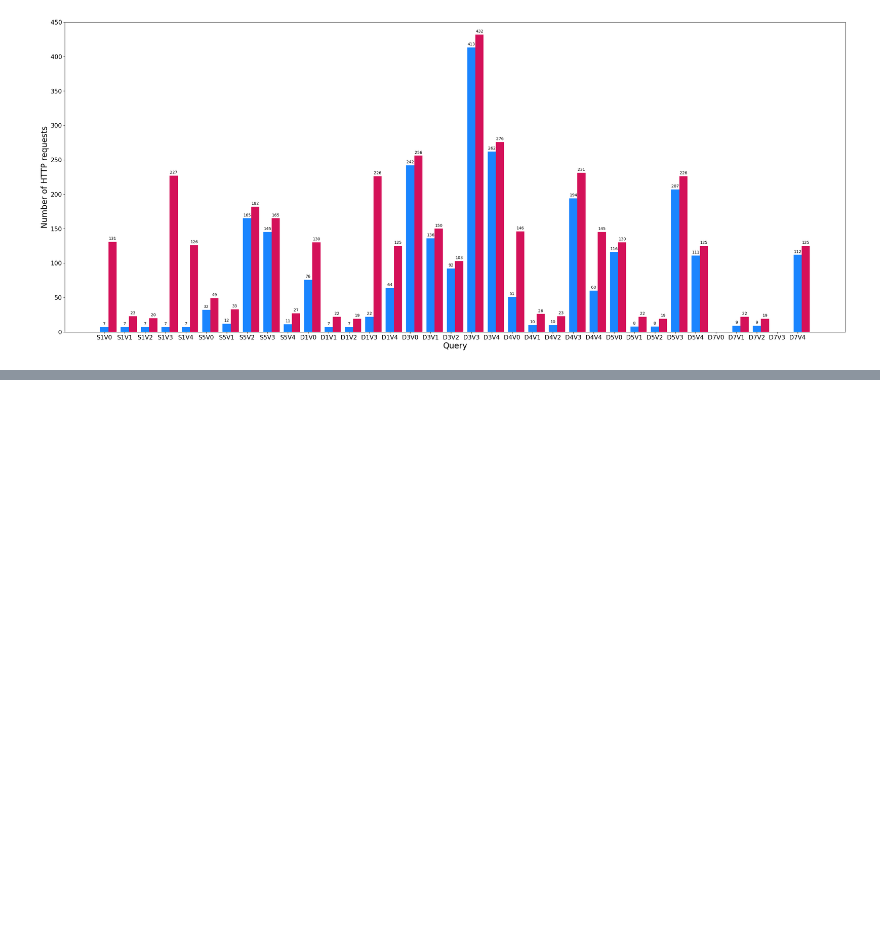
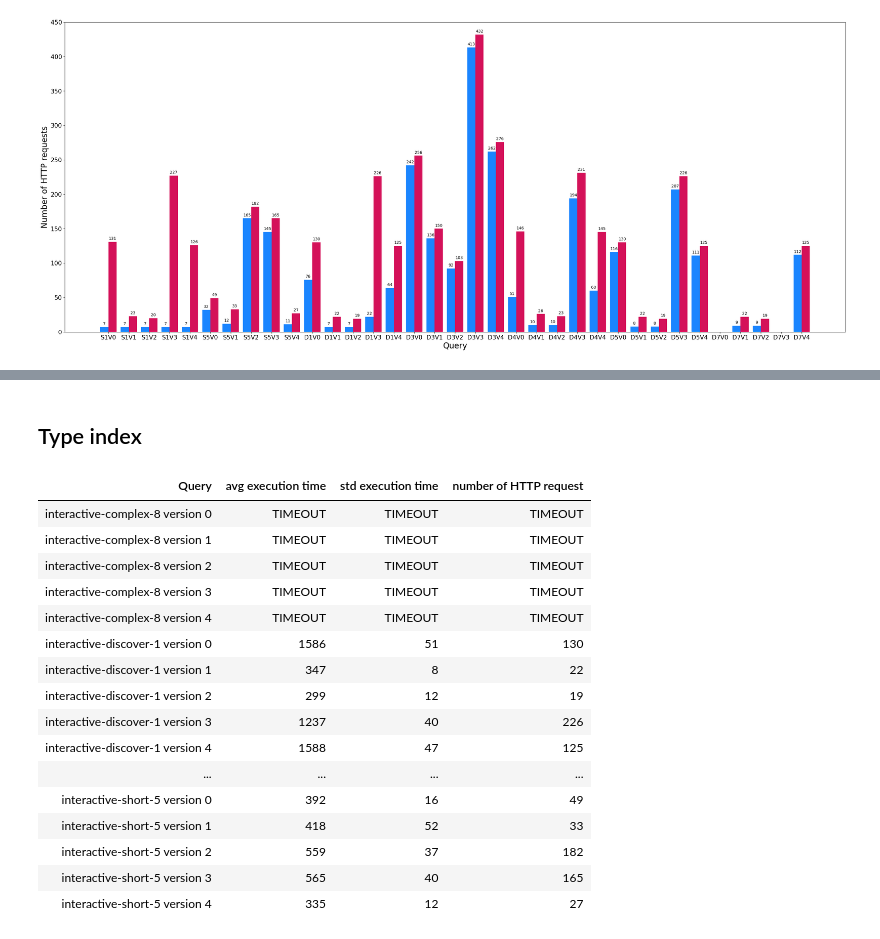
Before and after one commit to constraintAutomaton/amw_shape_index_results, a Jupyter notebook: result/analysis.ipynb, the cells around one changed output, grey strips where cells are left out. Cells and saved outputs as stored; diff of their text form; code cells hidden in the pictures; blank space fills up the shorter version.

```diff
--- a/result/analysis.ipynb
+++ b/result/analysis.ipynb
@@ -621,0 +754,23 @@ fig.savefig(pathCombinedPlot)
+# %% [markdown]
+## Type index
+# %%
+table,headers = generateTable(meanExecutionTimeTypeIndex,stdExecutionTimeTypeIndex,numberHttpRequestTypeIndex)
+tabulate(table, headers, tablefmt="html")
+# %% [output]
+| Query | avg execution time | std execution time | number of HTTP request |
+| interactive-complex-8 version 0 | TIMEOUT | TIMEOUT | TIMEOUT |
+| interactive-complex-8 version 1 | TIMEOUT | TIMEOUT | TIMEOUT |
+| interactive-complex-8 version 2 | TIMEOUT | TIMEOUT | TIMEOUT |
+| interactive-complex-8 version 3 | TIMEOUT | TIMEOUT | TIMEOUT |
+| interactive-complex-8 version 4 | TIMEOUT | TIMEOUT | TIMEOUT |
+| interactive-discover-1 version 0 | 1586 | 51 | 130 |
+| interactive-discover-1 version 1 | 347 | 8 | 22 |
+| interactive-discover-1 version 2 | 299 | 12 | 19 |
+| interactive-discover-1 version 3 | 1237 | 40 | 226 |
+| interactive-discover-1 version 4 | 1588 | 47 | 125 |
+| ... | ... | ... | ... |
+| interactive-short-5 version 0 | 392 | 16 | 49 |
+| interactive-short-5 version 1 | 418 | 52 | 33 |
+| interactive-short-5 version 2 | 559 | 37 | 182 |
+| interactive-short-5 version 3 | 565 | 40 | 165 |
+| interactive-short-5 version 4 | 335 | 12 | 27 |
```
Also changed, not shown: parts of 13 cells of this notebook, 5 other files.
